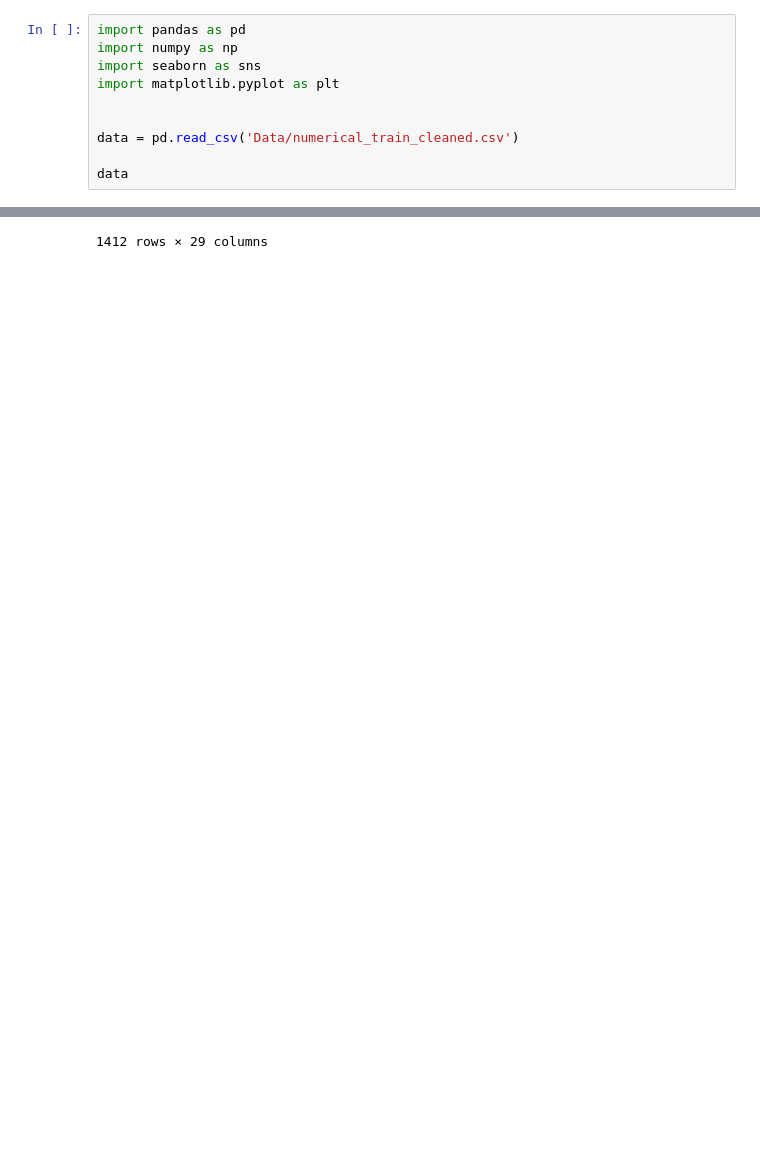
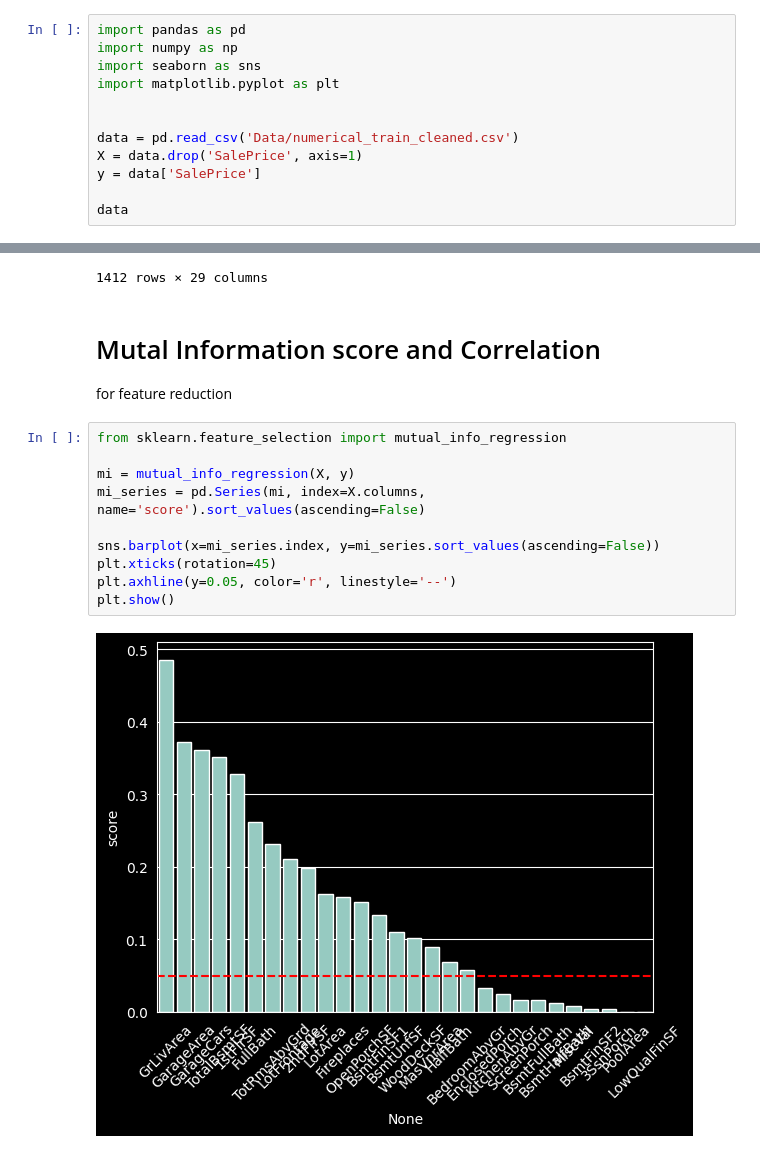
Before and after one commit to xXKeNdAmAmAsTeRXx/House_Prices_project, a Jupyter notebook: 3.3_EDA_numerical.ipynb, the cells around one changed output, grey strips where cells are left out. Saved outputs shown, nothing was run; the diff lists cells and outputs as text; blank space fills up the shorter version.

Commit message:
MI for reduction

```diff
--- a/3.3_EDA_numerical.ipynb
+++ b/3.3_EDA_numerical.ipynb
@@ -6,6 +6,8 @@ import matplotlib.pyplot as plt
 
 
 data = pd.read_csv('Data/numerical_train_cleaned.csv')
+X = data.drop('SalePrice', axis=1)
+y = data['SalePrice']
 
 data
 # %% [output]
@@ -22,3 +24,18 @@ data
 | 1410 | 1078 | 1078 | 0 | 1078 | 0 | 49 | 1029 | 9717 | 68.0 | ... |
 | 1411 | 1256 | 1256 | 0 | 1256 | 136 | 830 | 290 | 9937 | 75.0 | ... |
 1412 rows × 29 columns
+# %% [markdown]
+# Mutal Information score and Correlation
+for feature reduction
+# %%
+from sklearn.feature_selection import mutual_info_regression
+
+mi = mutual_info_regression(X, y)
+mi_series = pd.Series(mi, index=X.columns, name='score').sort_values(ascending=False)
+
+sns.barplot(x=mi_series.index, y=mi_series.sort_values(ascending=False))
+plt.xticks(rotation=45)
+plt.axhline(y=0.05, color='r', linestyle='--')
+plt.show()
+# %% [output]
+[figure, added]
```
Also changed, not shown: parts of 1 cell of this notebook.
